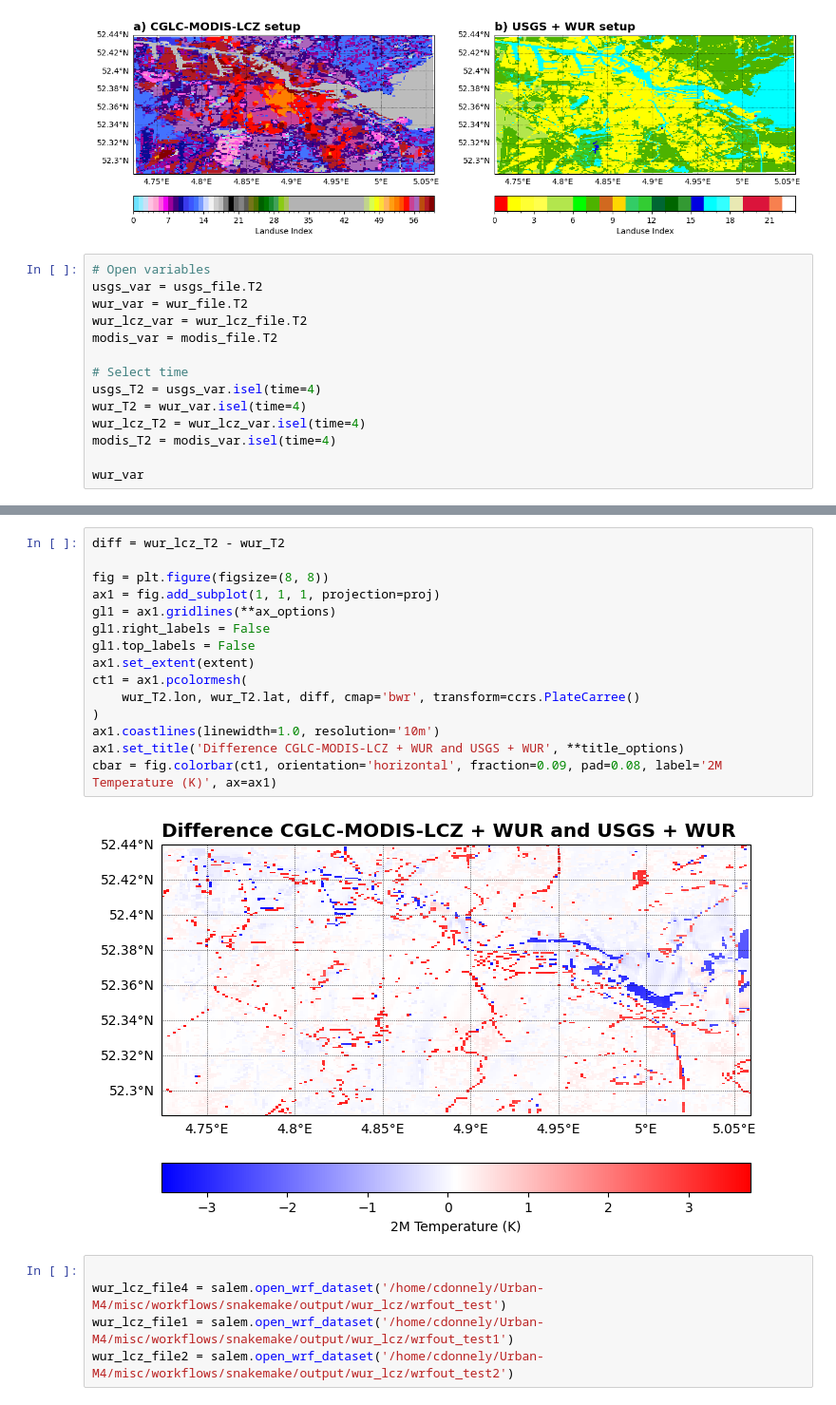
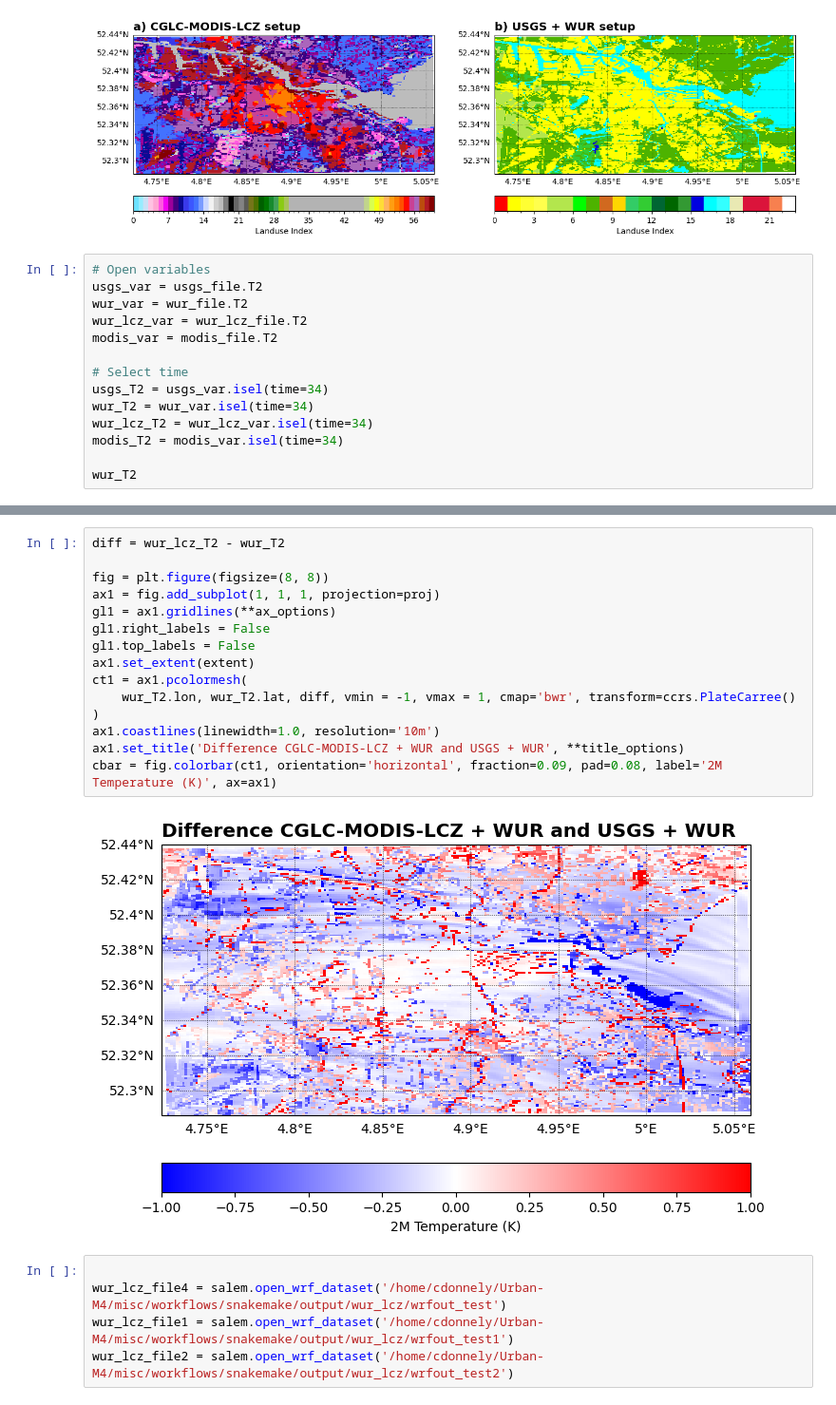
Before and after one commit to Urban-M4/snakemake-wrf, a Jupyter notebook: plot_output_files.ipynb, the cells around one changed output, grey strips where cells are left out. Shown at 95% size. Cells and saved outputs as stored; diff of their text form.

Commit message:
Update plots with new runs

```diff
--- a/plot_output_files.ipynb
+++ b/plot_output_files.ipynb
@@ -175,10 +175,10 @@ wur_lcz_var = wur_lcz_file.T2
 modis_var = modis_file.T2
 
 # Select time
-usgs_T2 = usgs_var.isel(time=4)
-wur_T2 = wur_var.isel(time=4)
-wur_lcz_T2 = wur_lcz_var.isel(time=4)
-modis_T2 = modis_var.isel(time=4)
+usgs_T2 = usgs_var.isel(time=34)
+wur_T2 = wur_var.isel(time=34)
+wur_lcz_T2 = wur_lcz_var.isel(time=34)
+modis_T2 = modis_var.isel(time=34)
 
-wur_var
+wur_T2
 # %% [output]
@@ -228,20 +228,20 @@ cbar = fig.colorbar(ct2, orientation='horizontal', fraction=0.09, pad=0.1, label
 # %%
 diff = wur_lcz_T2 - wur_T2
 
 fig = plt.figure(figsize=(8, 8))
 ax1 = fig.add_subplot(1, 1, 1, projection=proj)
 gl1 = ax1.gridlines(**ax_options)
 gl1.right_labels = False
 gl1.top_labels = False
 ax1.set_extent(extent)
 ct1 = ax1.pcolormesh(
-    wur_T2.lon, wur_T2.lat, diff, cmap='bwr', transform=ccrs.PlateCarree()
+    wur_T2.lon, wur_T2.lat, diff, vmin = -1, vmax = 1, cmap='bwr', transform=ccrs.PlateCarree()
 )
 ax1.coastlines(linewidth=1.0, resolution='10m')
 ax1.set_title('Difference CGLC-MODIS-LCZ + WUR and USGS + WUR', **title_options)
 cbar = fig.colorbar(ct1, orientation='horizontal', fraction=0.09, pad=0.08, label='2M Temperature (K)', ax=ax1)
 # %% [output]
-[figure, old version]
+[figure, new version]
 # %%
 
 wur_lcz_file4 = salem.open_wrf_dataset('/home/cdonnely/Urban-M4/misc/workflows/snakemake/output/wur_lcz/wrfout_test')
```
Also changed, not shown: parts of 7 cells of this notebook, 1 other file.
